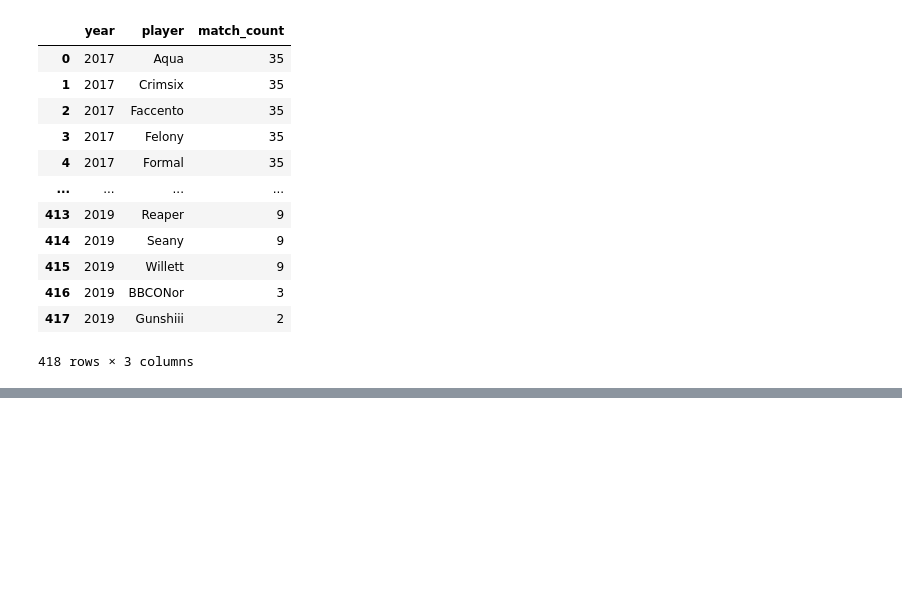
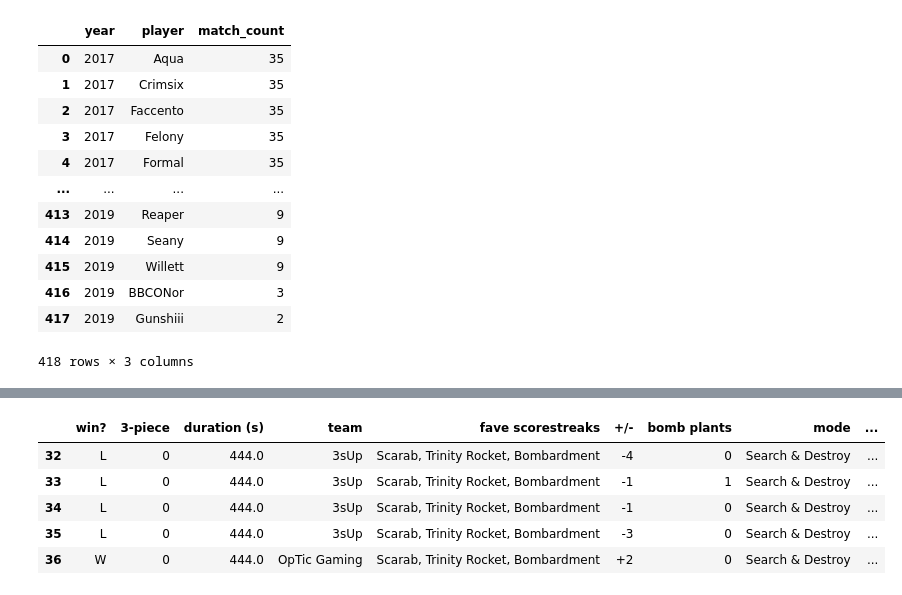
Before and after one commit to clfiore11/cwl-data, a Jupyter notebook: research/notebooks/player_eda.ipynb, the cells around one changed output, grey strips where cells are left out. Drawn from its saved outputs; the diff is of its cells as text; code cells hidden in the pictures; blank space fills up the shorter version.

```diff
--- a/research/notebooks/player_eda.ipynb
+++ b/research/notebooks/player_eda.ipynb
@@ -94,3 +101,13 @@ px.scatter(
     height = 900,
     title = "Hardpoint: k/d vs Hill time (s)"
 )
+# %%
+snd_df = champs_df.loc[champs_df['mode'] == 'Search & Destroy']
+snd_df.head()
+# %% [output]
+|  | win? | 3-piece | duration (s) | team | fave scorestreaks | +/- | bomb plants | mode | ... |
+| 32 | L | 0 | 444.0 | 3sUp | Scarab, Trinity Rocket, Bombardment | -4 | 0 | Search & Destroy | ... |
+| 33 | L | 0 | 444.0 | 3sUp | Scarab, Trinity Rocket, Bombardment | -1 | 1 | Search & Destroy | ... |
+| 34 | L | 0 | 444.0 | 3sUp | Scarab, Trinity Rocket, Bombardment | -1 | 0 | Search & Destroy | ... |
+| 35 | L | 0 | 444.0 | 3sUp | Scarab, Trinity Rocket, Bombardment | -3 | 0 | Search & Destroy | ... |
+| 36 | W | 0 | 444.0 | OpTic Gaming | Scarab, Trinity Rocket, Bombardment | +2 | 0 | Search & Destroy | ... |
```
Also changed, not shown: parts of 3 cells of this notebook.
